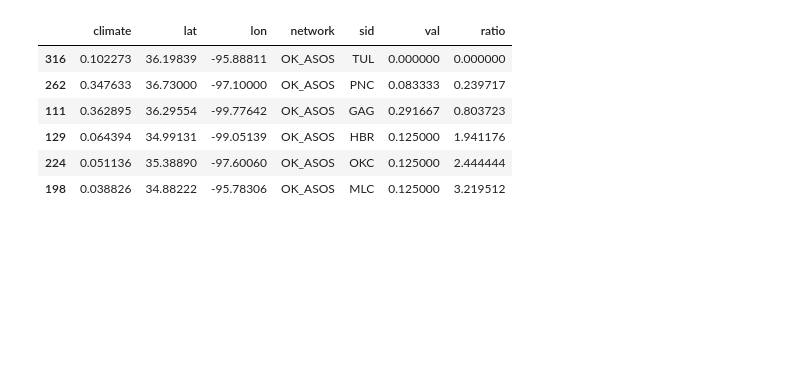
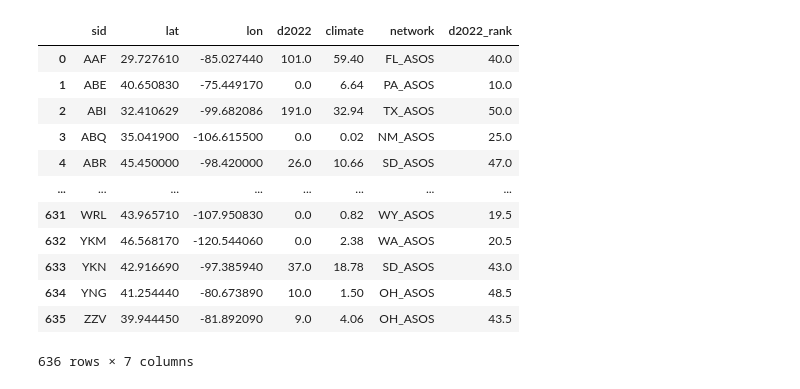
Before and after one commit to akrherz/DEV, a Jupyter notebook: asos/map_subzero_hours.ipynb, the cells around one changed output. Saved outputs shown, nothing was run; the diff lists cells and outputs as text; code cells hidden in the pictures; blank space fills up the shorter version.

```diff
--- a/asos/map_subzero_hours.ipynb
+++ b/asos/map_subzero_hours.ipynb
@@ -92,14 +81,22 @@ ZZV 0 0.996148989899
 # %%
-df['ratio'] = df.val / df.climate
+df.to_csv('/tmp/saveme.csv')
+#df['ratio'] = df.val / df.climate
 # %%
-df[df.network=='OK_ASOS'].sort(['ratio'])
+# df[df.network=='OK_ASOS'].sort(['ratio'])
+df
 # %% [output]
-|  | climate | lat | lon | network | sid | val | ratio |
-| 316 | 0.102273 | 36.19839 | -95.88811 | OK_ASOS | TUL | 0.000000 | 0.000000 |
-| 262 | 0.347633 | 36.73000 | -97.10000 | OK_ASOS | PNC | 0.083333 | 0.239717 |
-| 111 | 0.362895 | 36.29554 | -99.77642 | OK_ASOS | GAG | 0.291667 | 0.803723 |
-| 129 | 0.064394 | 34.99131 | -99.05139 | OK_ASOS | HBR | 0.125000 | 1.941176 |
-| 224 | 0.051136 | 35.38890 | -97.60060 | OK_ASOS | OKC | 0.125000 | 2.444444 |
-| 198 | 0.038826 | 34.88222 | -95.78306 | OK_ASOS | MLC | 0.125000 | 3.219512 |
+|  | sid | lat | lon | d2022 | climate | network | d2022_rank |
+| 0 | AAF | 29.727610 | -85.027440 | 101.0 | 59.40 | FL_ASOS | 40.0 |
+| 1 | ABE | 40.650830 | -75.449170 | 0.0 | 6.64 | PA_ASOS | 10.0 |
+| 2 | ABI | 32.410629 | -99.682086 | 191.0 | 32.94 | TX_ASOS | 50.0 |
+| 3 | ABQ | 35.041900 | -106.615500 | 0.0 | 0.02 | NM_ASOS | 25.0 |
+| 4 | ABR | 45.450000 | -98.420000 | 26.0 | 10.66 | SD_ASOS | 47.0 |
+| ... | ... | ... | ... | ... | ... | ... | ... |
+| 631 | WRL | 43.965710 | -107.950830 | 0.0 | 0.82 | WY_ASOS | 19.5 |
+| 632 | YKM | 46.568170 | -120.544060 | 0.0 | 2.38 | WA_ASOS | 20.5 |
+| 633 | YKN | 42.916690 | -97.385940 | 37.0 | 18.78 | SD_ASOS | 43.0 |
+| 634 | YNG | 41.254440 | -80.673890 | 10.0 | 1.50 | OH_ASOS | 48.5 |
+| 635 | ZZV | 39.944450 | -81.892090 | 9.0 | 4.06 | OH_ASOS | 43.5 |
+636 rows × 7 columns
 # %%
 #df = pd.DataFrame(rows)
```
Also changed, not shown: parts of 3 cells of this notebook.
